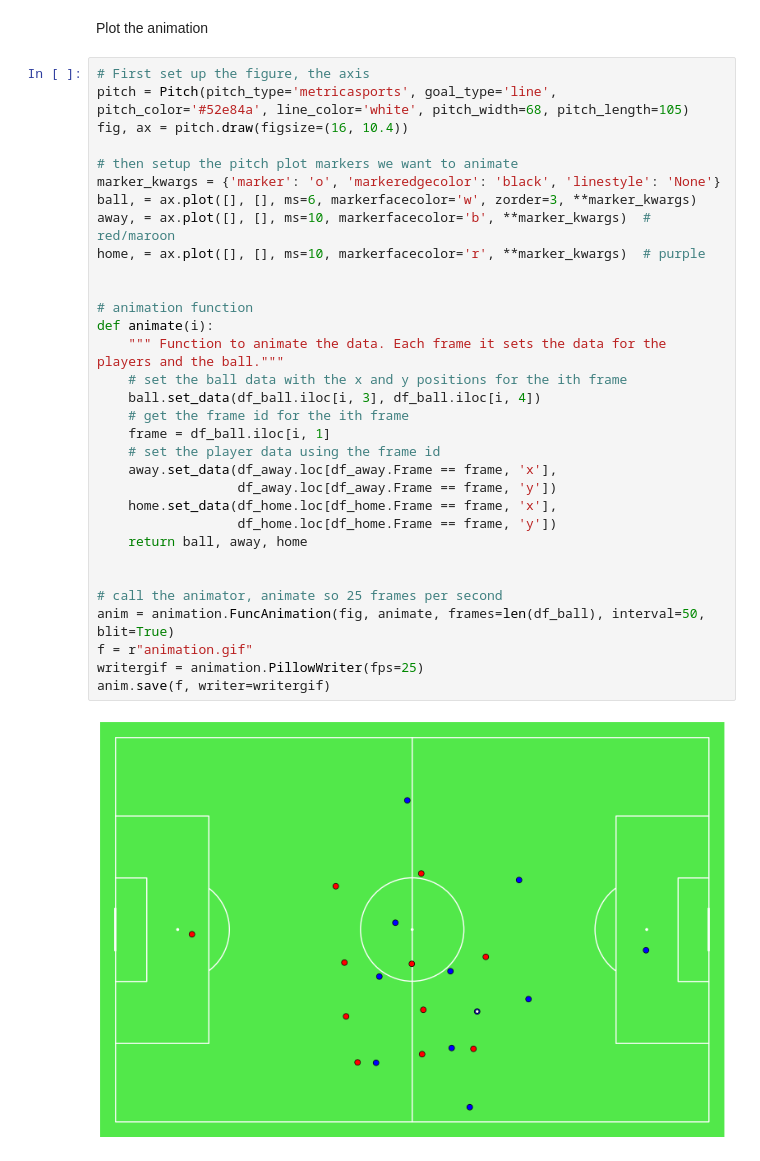
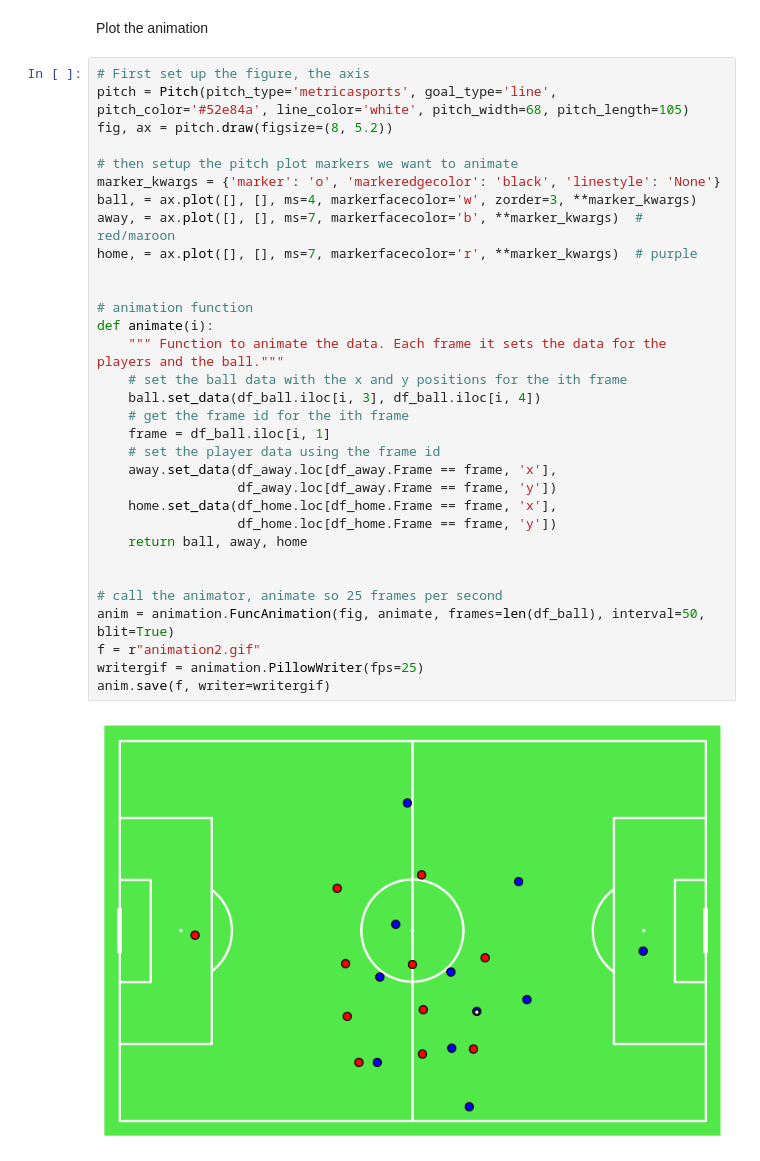
Before and after one commit to RaminVali/CL_WebScraping_ML_Prediction, a Jupyter notebook: animation_creation.ipynb, the cells around one changed output. Saved outputs shown, nothing was run; the diff lists cells and outputs as text.

Commit message:
added animation and modified app.py

```diff
--- a/animation_creation.ipynb
+++ b/animation_creation.ipynb
@@ -101,34 +101,34 @@ Plot the animation
 # %%
 # First set up the figure, the axis
 pitch = Pitch(pitch_type='metricasports', goal_type='line', pitch_color='#52e84a', line_color='white', pitch_width=68, pitch_length=105)
-fig, ax = pitch.draw(figsize=(16, 10.4))
+fig, ax = pitch.draw(figsize=(8, 5.2))
 
 # then setup the pitch plot markers we want to animate
 marker_kwargs = {'marker': 'o', 'markeredgecolor': 'black', 'linestyle': 'None'}
-ball, = ax.plot([], [], ms=6, markerfacecolor='w', zorder=3, **marker_kwargs)
-away, = ax.plot([], [], ms=10, markerfacecolor='b', **marker_kwargs)  # red/maroon
-home, = ax.plot([], [], ms=10, markerfacecolor='r', **marker_kwargs)  # purple
+ball, = ax.plot([], [], ms=4, markerfacecolor='w', zorder=3, **marker_kwargs)
+away, = ax.plot([], [], ms=7, markerfacecolor='b', **marker_kwargs)  # red/maroon
+home, = ax.plot([], [], ms=7, markerfacecolor='r', **marker_kwargs)  # purple
 
 
 # animation function
 def animate(i):
     """ Function to animate the data. Each frame it sets the data for the players and the ball."""
     # set the ball data with the x and y positions for the ith frame
     ball.set_data(df_ball.iloc[i, 3], df_ball.iloc[i, 4])
     # get the frame id for the ith frame
     frame = df_ball.iloc[i, 1]
     # set the player data using the frame id
     away.set_data(df_away.loc[df_away.Frame == frame, 'x'],
                   df_away.loc[df_away.Frame == frame, 'y'])
     home.set_data(df_home.loc[df_home.Frame == frame, 'x'],
                   df_home.loc[df_home.Frame == frame, 'y'])
     return ball, away, home
 
 
 # call the animator, animate so 25 frames per second
 anim = animation.FuncAnimation(fig, animate, frames=len(df_ball), interval=50, blit=True)
-f = r"animation.gif"
+f = r"animation2.gif"
 writergif = animation.PillowWriter(fps=25)
 anim.save(f, writer=writergif)
 # %% [output]
-[figure, old version]
+[figure, new version]
```
Also changed, not shown: 3 other files.
